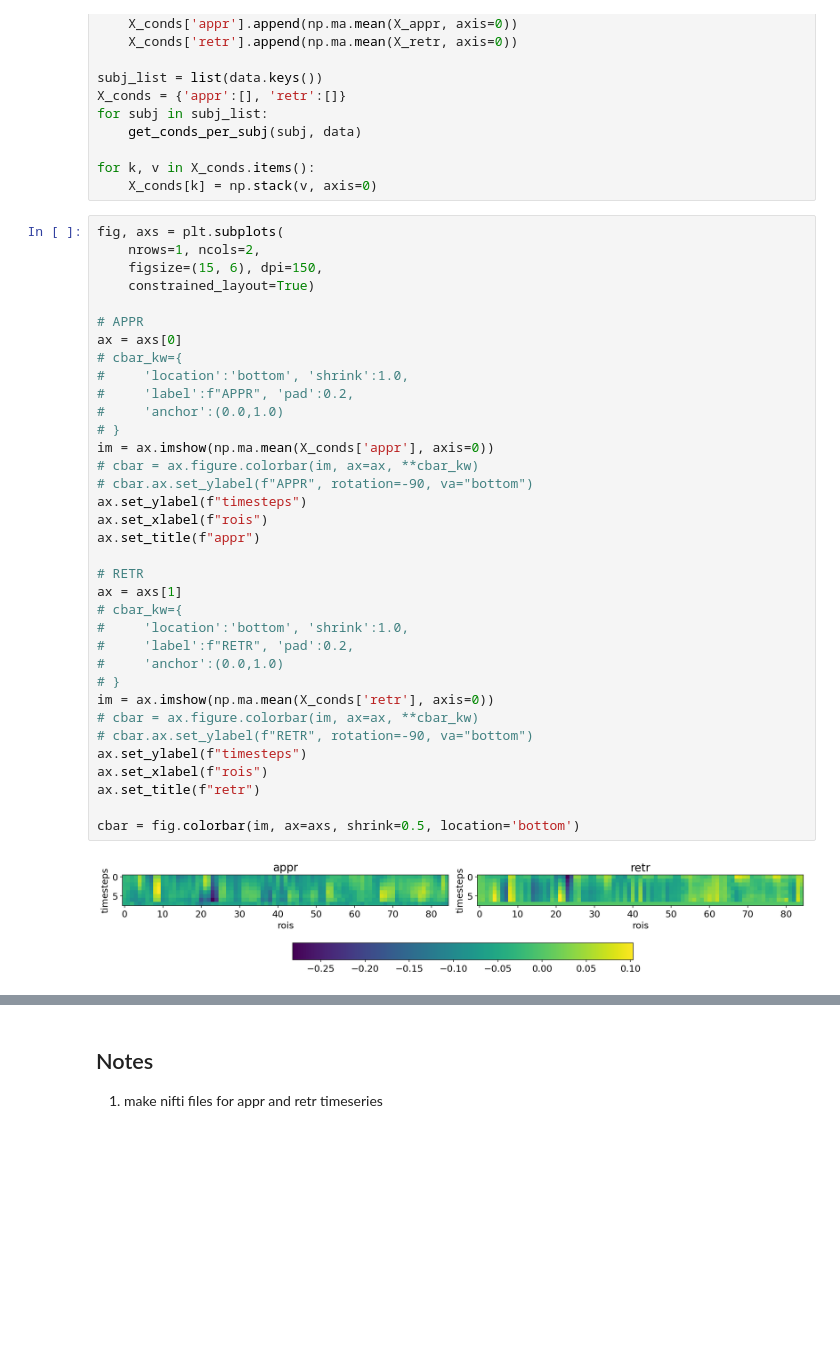
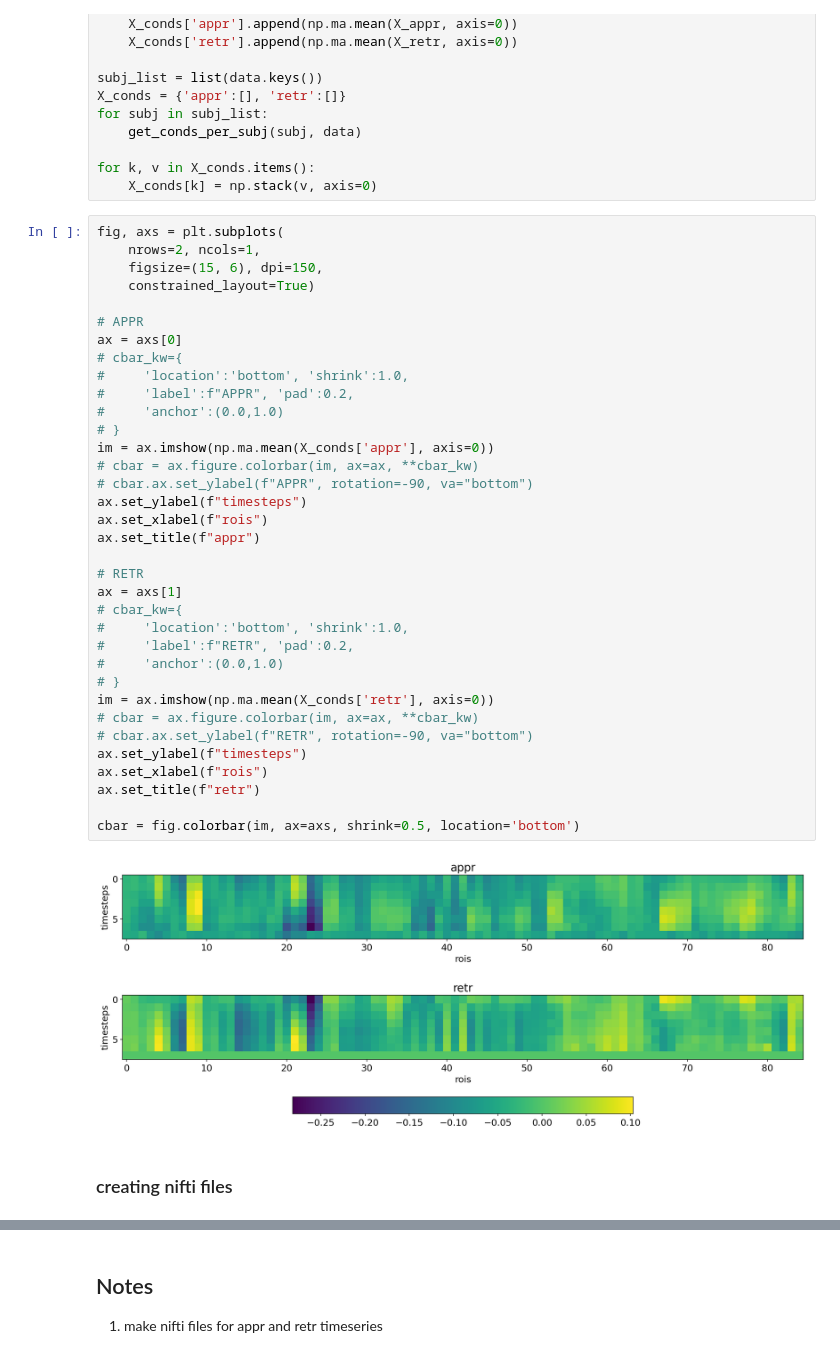
Before and after one commit to govinda-umd/explainable-ai, a Jupyter notebook: _sources/nb/may22/00-idea1_create_dataset.ipynb, the cells around one changed output, grey strips where cells are left out. Drawn from its saved outputs; the diff is of its cells as text; blank space fills up the shorter version.

```diff
--- a/_sources/nb/may22/00-idea1_create_dataset.ipynb
+++ b/_sources/nb/may22/00-idea1_create_dataset.ipynb
@@ -276,38 +276,40 @@ for k, v in X_conds.items():
     X_conds[k] = np.stack(v, axis=0)
 # %%
 fig, axs = plt.subplots(
-    nrows=1, ncols=2,
+    nrows=2, ncols=1,
     figsize=(15, 6), dpi=150,
     constrained_layout=True)
 
 # APPR
 ax = axs[0]
 # cbar_kw={
 #     'location':'bottom', 'shrink':1.0,
 #     'label':f"APPR", 'pad':0.2,
 #     'anchor':(0.0,1.0)
 # }
 im = ax.imshow(np.ma.mean(X_conds['appr'], axis=0))
 # cbar = ax.figure.colorbar(im, ax=ax, **cbar_kw)
 # cbar.ax.set_ylabel(f"APPR", rotation=-90, va="bottom")
 ax.set_ylabel(f"timesteps")
 ax.set_xlabel(f"rois")
 ax.set_title(f"appr")
 
 # RETR
 ax = axs[1]
 # cbar_kw={
 #     'location':'bottom', 'shrink':1.0,
 #     'label':f"RETR", 'pad':0.2,
 #     'anchor':(0.0,1.0)
 # }
 im = ax.imshow(np.ma.mean(X_conds['retr'], axis=0))
 # cbar = ax.figure.colorbar(im, ax=ax, **cbar_kw)
 # cbar.ax.set_ylabel(f"RETR", rotation=-90, va="bottom")
 ax.set_ylabel(f"timesteps")
 ax.set_xlabel(f"rois")
 ax.set_title(f"retr")
 
 cbar = fig.colorbar(im, ax=axs, shrink=0.5, location='bottom')
 # %% [output]
-[figure, old version]
+[figure, new version]
+# %% [markdown]
+### creating nifti files
```
Also changed, not shown: parts of 4 cells of this notebook, 14 other files.
